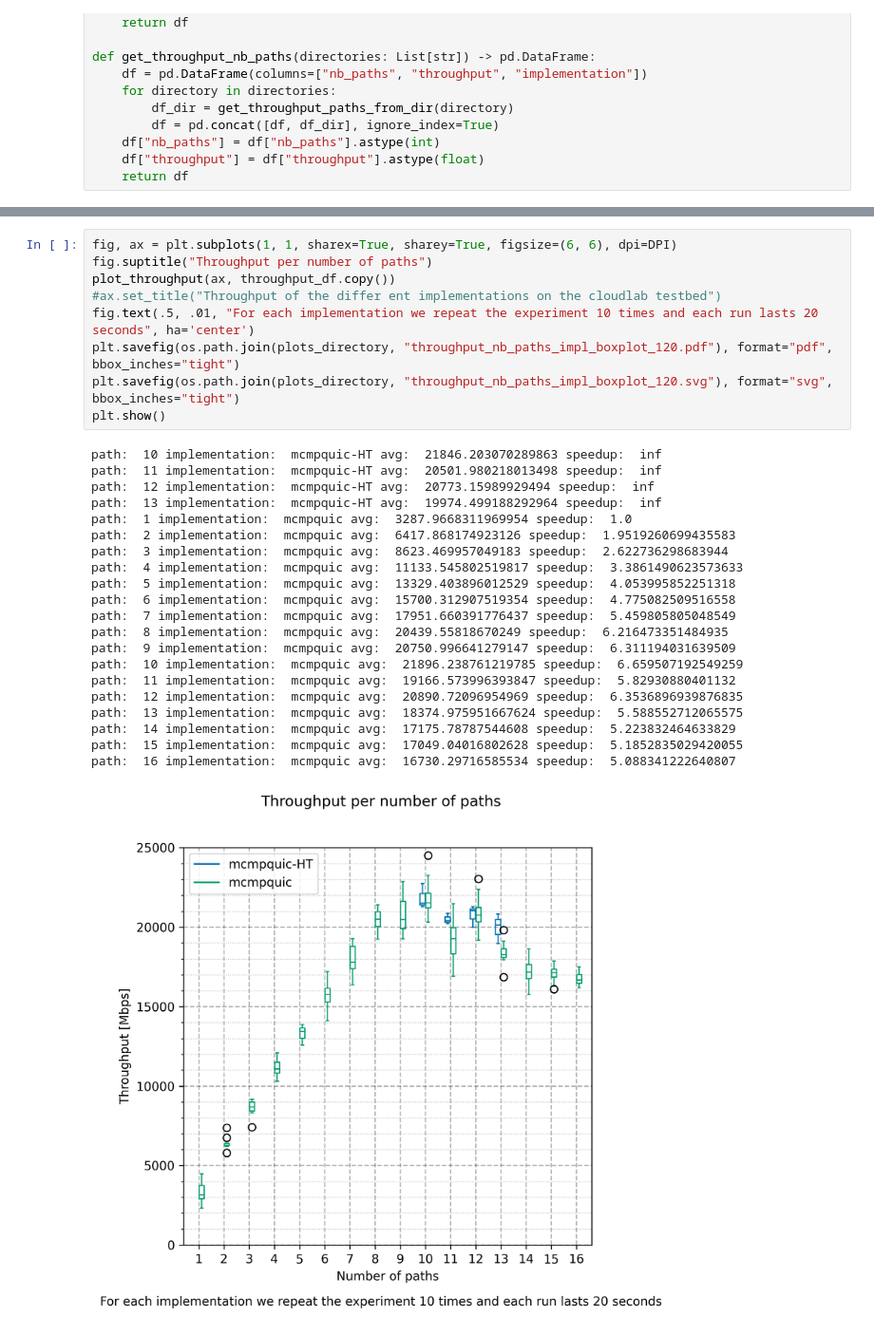
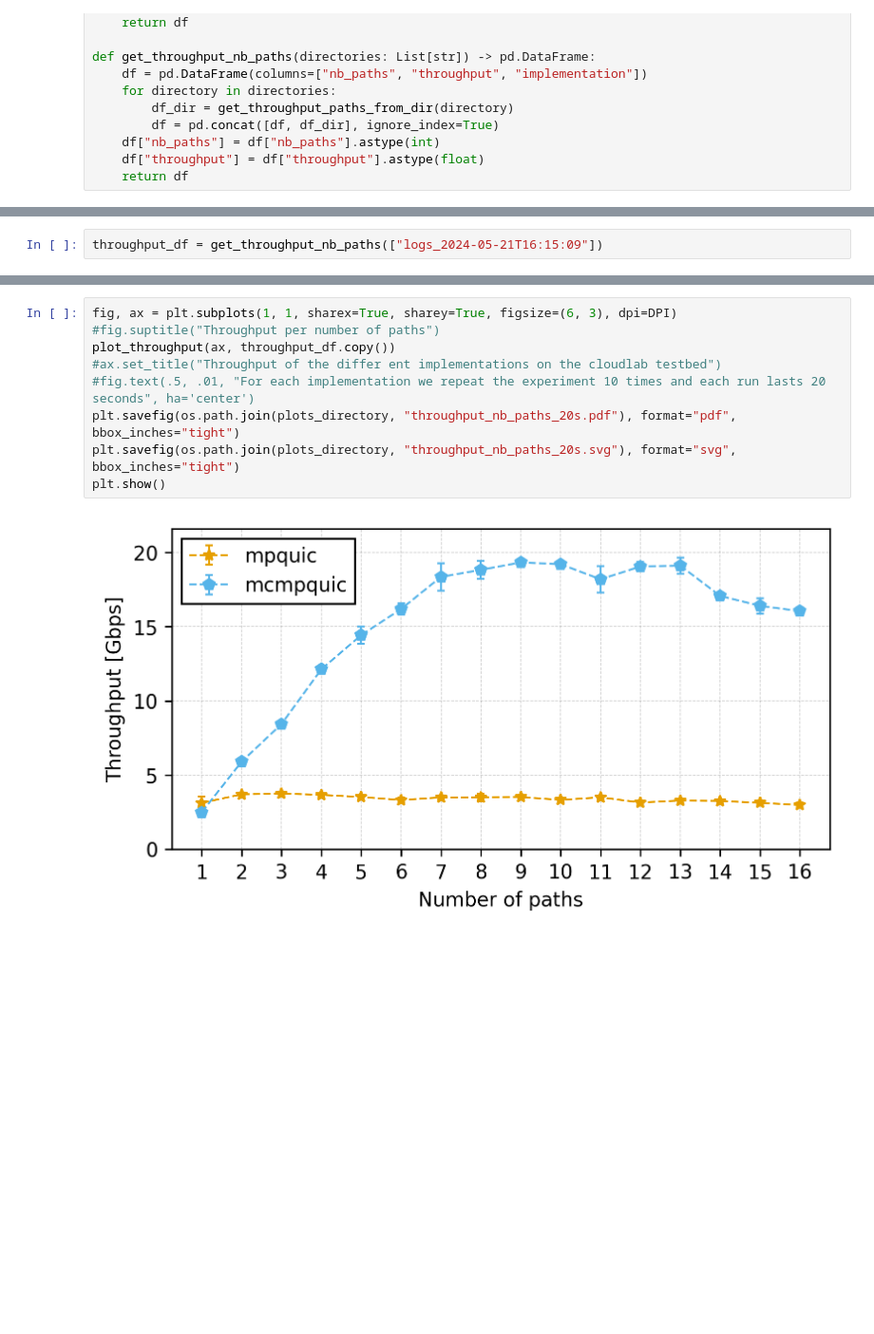
Before and after one commit to vanyingenzi/master_thesis_utilies, a Jupyter notebook: analysis/throughput_paths_plotting.ipynb, the cells around one changed output, grey strips where cells are left out. Shown at 95% size. Cells and saved outputs as stored; diff of their text form; blank space fills up the shorter version.

```diff
--- a/analysis/throughput_paths_plotting.ipynb
+++ b/analysis/throughput_paths_plotting.ipynb
@@ -141,0 +59,2 @@ def plot_throughput(ax: plt.Axes, df: pd.DataFrame):
+# %%
+throughput_df = get_throughput_nb_paths(["logs_2024-05-21T16:15:09"])
@@ -142,31 +101,11 @@ def plot_throughput(ax: plt.Axes, df: pd.DataFrame):
 # %%
-fig, ax = plt.subplots(1, 1, sharex=True, sharey=True, figsize=(6, 6), dpi=DPI)
-fig.suptitle("Throughput per number of paths")
+fig, ax = plt.subplots(1, 1, sharex=True, sharey=True, figsize=(6, 3), dpi=DPI)
+#fig.suptitle("Throughput per number of paths")
 plot_throughput(ax, throughput_df.copy())
 #ax.set_title("Throughput of the differ ent implementations on the cloudlab testbed")
-fig.text(.5, .01, "For each implementation we repeat the experiment 10 times and each run lasts 20 seconds", ha='center')
-plt.savefig(os.path.join(plots_directory, "throughput_nb_paths_impl_boxplot_120.pdf"), format="pdf", bbox_inches="tight")
-plt.savefig(os.path.join(plots_directory, "throughput_nb_paths_impl_boxplot_120.svg"), format="svg", bbox_inches="tight")
+#fig.text(.5, .01, "For each implementation we repeat the experiment 10 times and each run lasts 20 seconds", ha='center')
+plt.savefig(os.path.join(plots_directory, "throughput_nb_paths_20s.pdf"), format="pdf", bbox_inches="tight")
+plt.savefig(os.path.join(plots_directory, "throughput_nb_paths_20s.svg"), format="svg", bbox_inches="tight")
 plt.show()
 # %% [output]
-path:  10 implementation:  mcmpquic-HT avg:  21846.203070289863 speedup:  inf
-path:  11 implementation:  mcmpquic-HT avg:  20501.980218013498 speedup:  inf
-path:  12 implementation:  mcmpquic-HT avg:  20773.15989929494 speedup:  inf
-path:  13 implementation:  mcmpquic-HT avg:  19974.499188292964 speedup:  inf
-path:  1 implementation:  mcmpquic avg:  3287.9668311969954 speedup:  1.0
-path:  2 implementation:  mcmpquic avg:  6417.868174923126 speedup:  1.9519260699435583
-path:  3 implementation:  mcmpquic avg:  8623.469957049183 speedup:  2.622736298683944
-path:  4 implementation:  mcmpquic avg:  11133.545802519817 speedup:  3.3861490623573633
-path:  5 implementation:  mcmpquic avg:  13329.403896012529 speedup:  4.053995852251318
-path:  6 implementation:  mcmpquic avg:  15700.312907519354 speedup:  4.775082509516558
-path:  7 implementation:  mcmpquic avg:  17951.660391776437 speedup:  5.459805805048549
-path:  8 implementation:  mcmpquic avg:  20439.55818670249 speedup:  6.216473351484935
-path:  9 implementation:  mcmpquic avg:  20750.996641279147 speedup:  6.311194031639509
-path:  10 implementation:  mcmpquic avg:  21896.238761219785 speedup:  6.659507192549259
-path:  11 implementation:  mcmpquic avg:  19166.573996393847 speedup:  5.82930880401132
-path:  12 implementation:  mcmpquic avg:  20890.72096954969 speedup:  6.3536896939876835
-path:  13 implementation:  mcmpquic avg:  18374.975951667624 speedup:  5.588552712065575
-path:  14 implementation:  mcmpquic avg:  17175.78787544608 speedup:  5.223832464633829
-path:  15 implementation:  mcmpquic avg:  17049.04016802628 speedup:  5.1852835029420055
-path:  16 implementation:  mcmpquic avg:  16730.29716585534 speedup:  5.088341222640807
-[figure, old version]
+[figure, new version]
```
Also changed, not shown: parts of 9 cells of this notebook, 28 other files.
